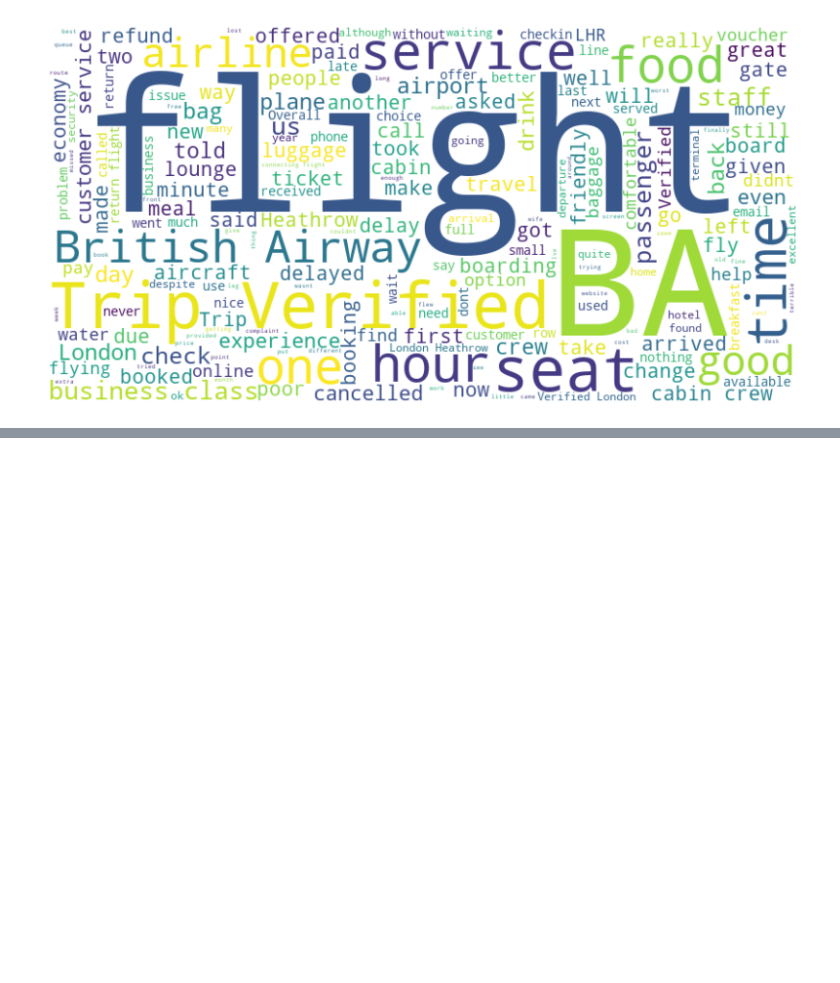
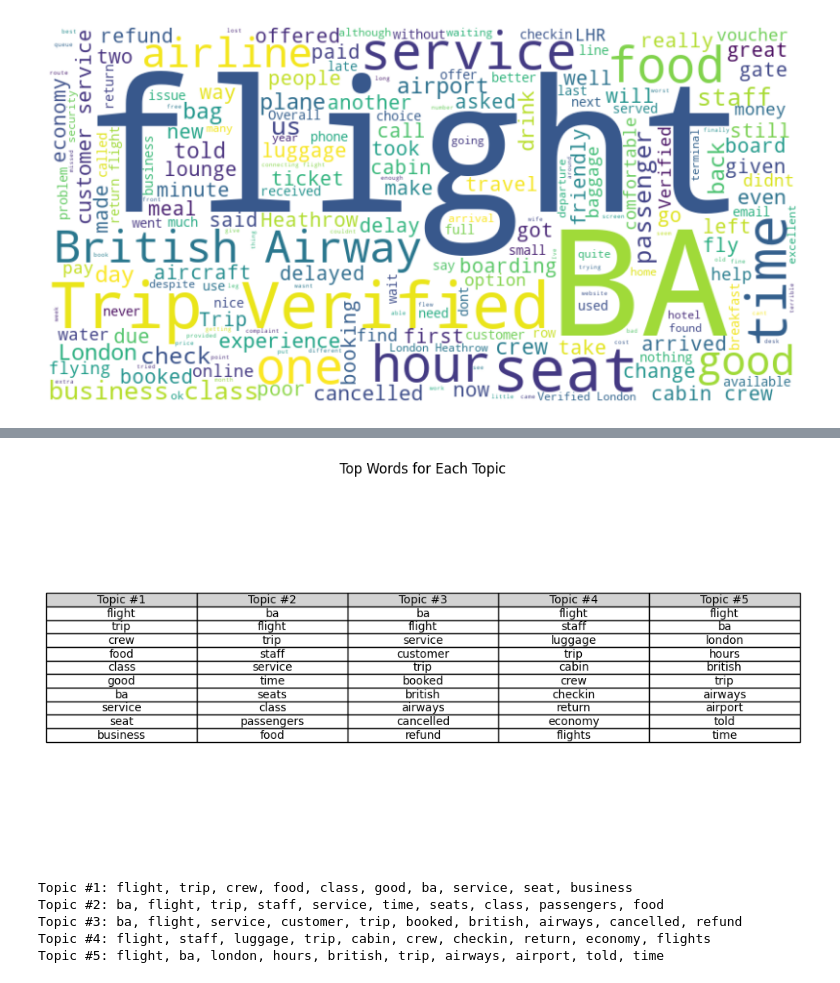
Before and after one commit to JV456/British-Airways-Data-Science-Virtual-Internship, a Jupyter notebook: Airline_Review_Analysis.ipynb, the cells around one changed output, grey strips where cells are left out. Drawn from its saved outputs; the diff is of its cells as text; code cells hidden in the pictures; blank space fills up the shorter version.

Commit message:
Predictive Modeling

```diff
--- a/Airline_Review_Analysis.ipynb
+++ b/Airline_Review_Analysis.ipynb
@@ -164,0 +167,19 @@ plt.show()
+# %%
+from sklearn.feature_extraction.text import CountVectorizer
+from sklearn.decomposition import LatentDirichletAllocation
+
+vectorizer = CountVectorizer(max_df=0.95, min_df=2, stop_words='english')
+X = vectorizer.fit_transform(df['cleaned_review'])
+
+lda = LatentDirichletAllocation(n_components=5, random_state=42)
+lda.fit(X)
+
+def display_topics(model, feature_names, num_top_words):
+    for topic_idx, topic in enumerate(model.components_):
+        print(f"Topic #{topic_idx+1}:")
+        print(" ".join([feature_names[i] for i in topic.argsort()[:-num_top_words - 1:-1]]))
+        print()
+
+num_top_words = 10
+feature_names = vectorizer.get_feature_names_out()
+display_topics(lda, feature_names, num_top_words)
@@ -164,0 +201,45 @@ plt.show()
+# %%
+import pandas as pd
+from sklearn.feature_extraction.text import CountVectorizer
+from sklearn.decomposition import LatentDirichletAllocation
+import matplotlib.pyplot as plt
+import seaborn as sns
+
+vectorizer = CountVectorizer(max_df=0.95, min_df=2, stop_words='english')
+X = vectorizer.fit_transform(df['cleaned_review'])
+
+lda = LatentDirichletAllocation(n_components=5, random_state=42)
+lda.fit(X)
+
+feature_names = vectorizer.get_feature_names_out()
+
+def get_top_words(model, feature_names, num_top_words):
+    topics = {}
+    for topic_idx, topic in enumerate(model.components_):
+        topics[f"Topic #{topic_idx+1}"] = [feature_names[i] for i in topic.argsort()[:-num_top_words - 1:-1]]
+    return topics
+
+num_top_words = 10
+
+topics = get_top_words(lda, feature_names, num_top_words)
+
+topics_df = pd.DataFrame(topics)
+
+fig, ax = plt.subplots(figsize=(12, 6))
+ax.axis('tight')
+ax.axis('off')
+table = ax.table(cellText=topics_df.values, colLabels=topics_df.columns, cellLoc='center', loc='center', colColours=["lightgrey"]*len(topics_df.columns))
+
+plt.title('Top Words for Each Topic')
+plt.show()
+# %% [output]
+[figure, added]
+# %%
+for topic_idx, words in topics.items():
+    print(f"{topic_idx}: {', '.join(words)}")
+# %% [output]
+Topic #1: flight, trip, crew, food, class, good, ba, service, seat, business
+Topic #2: ba, flight, trip, staff, service, time, seats, class, passengers, food
+Topic #3: ba, flight, service, customer, trip, booked, british, airways, cancelled, refund
+Topic #4: flight, staff, luggage, trip, cabin, crew, checkin, return, economy, flights
+Topic #5: flight, ba, london, hours, british, trip, airways, airport, told, time
```
Also changed, not shown: parts of 2 cells of this notebook, 2 other files.
